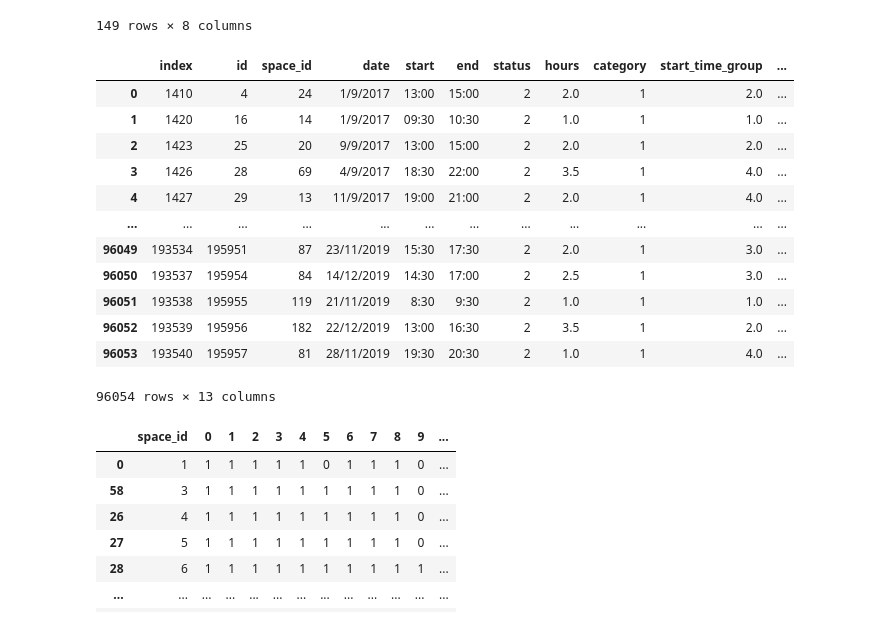
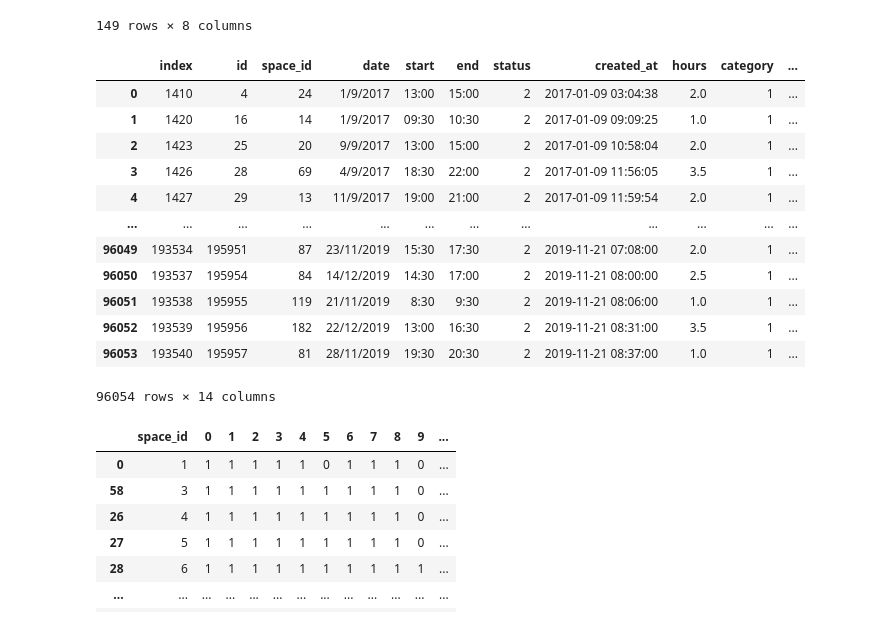
Before and after one commit to Pianochicken/NTPU_Pickone_Dynamic_Pricing, a Jupyter notebook: Data/Code/Pickone_Dynamic_Pricing.ipynb, the cells around one changed output. Saved outputs shown, nothing was run; the diff lists cells and outputs as text; code cells hidden in the pictures.

```diff
--- a/Data/Code/Pickone_Dynamic_Pricing.ipynb
+++ b/Data/Code/Pickone_Dynamic_Pricing.ipynb
@@ -247,7 +247,6 @@ data_order = data_order.drop('point', axis = 1)
 data_order = data_order.drop('original_amount', axis = 1)
 data_order = data_order.drop('amount', axis = 1)
 data_order = data_order.drop('type', axis = 1)
-data_order = data_order.drop('created_at', axis = 1)
 data_order = data_order.drop('returned_data', axis = 1)
 data_order = data_order.drop('updated_at', axis = 1)
 data_order = data_order[data_order['status'] == 2]
@@ -264,46 +263,46 @@ timegroup4 = ['18:00','18:30','19:00','19:30','20:00','20:30','21:00','21:30','2
 for i in range(len(data_order)):
   if data_order.loc[i, 'start'] in timegroup1:
     data_order.loc[i, 'start_time_group'] = 1
   elif data_order.loc[i, 'start'] in timegroup2:
     data_order.loc[i, 'start_time_group'] = 2
   elif data_order.loc[i, 'start'] in timegroup3:
     data_order.loc[i, 'start_time_group'] = 3
   elif data_order.loc[i, 'start'] in timegroup4:
     data_order.loc[i, 'start_time_group'] = 4
   if data_order.loc[i, 'end'] in timegroup1:
     data_order.loc[i, 'end_time_group'] = 1
   elif data_order.loc[i, 'end'] in timegroup2:
     data_order.loc[i, 'end_time_group'] = 2
   elif data_order.loc[i, 'end'] in timegroup3:
     data_order.loc[i, 'end_time_group'] = 3
   elif data_order.loc[i, 'end'] in timegroup4:
     data_order.loc[i, 'end_time_group'] = 4
 
 #新增weekday跟Is_holiday
 from datetime import datetime
 for i in range(len(data_order)):
   data_order.loc[i,'weekday'] = datetime.strptime(data_order.loc[i,'date'],'%d/%m/%Y').weekday()
   data_order.loc[i,'weekday'] += 1
   if (data_order.loc[i,'weekday'] == 6 or data_order.loc[i,'weekday'] == 7):
     data_order.loc[i,'Is_holiday'] = 1
   else:
     data_order.loc[i,'Is_holiday'] = 0
 
 data_order
 # %% [output]
-|  | index | id | space_id | date | start | end | status | hours | category | start_time_group | ... |
-| 0 | 1410 | 4 | 24 | 1/9/2017 | 13:00 | 15:00 | 2 | 2.0 | 1 | 2.0 | ... |
-| 1 | 1420 | 16 | 14 | 1/9/2017 | 09:30 | 10:30 | 2 | 1.0 | 1 | 1.0 | ... |
-| 2 | 1423 | 25 | 20 | 9/9/2017 | 13:00 | 15:00 | 2 | 2.0 | 1 | 2.0 | ... |
-| 3 | 1426 | 28 | 69 | 4/9/2017 | 18:30 | 22:00 | 2 | 3.5 | 1 | 4.0 | ... |
-| 4 | 1427 | 29 | 13 | 11/9/2017 | 19:00 | 21:00 | 2 | 2.0 | 1 | 4.0 | ... |
+|  | index | id | space_id | date | start | end | status | created_at | hours | category | ... |
+| 0 | 1410 | 4 | 24 | 1/9/2017 | 13:00 | 15:00 | 2 | 2017-01-09 03:04:38 | 2.0 | 1 | ... |
+| 1 | 1420 | 16 | 14 | 1/9/2017 | 09:30 | 10:30 | 2 | 2017-01-09 09:09:25 | 1.0 | 1 | ... |
+| 2 | 1423 | 25 | 20 | 9/9/2017 | 13:00 | 15:00 | 2 | 2017-01-09 10:58:04 | 2.0 | 1 | ... |
+| 3 | 1426 | 28 | 69 | 4/9/2017 | 18:30 | 22:00 | 2 | 2017-01-09 11:56:05 | 3.5 | 1 | ... |
+| 4 | 1427 | 29 | 13 | 11/9/2017 | 19:00 | 21:00 | 2 | 2017-01-09 11:59:54 | 2.0 | 1 | ... |
 | ... | ... | ... | ... | ... | ... | ... | ... | ... | ... | ... | ... |
-| 96049 | 193534 | 195951 | 87 | 23/11/2019 | 15:30 | 17:30 | 2 | 2.0 | 1 | 3.0 | ... |
-| 96050 | 193537 | 195954 | 84 | 14/12/2019 | 14:30 | 17:00 | 2 | 2.5 | 1 | 3.0 | ... |
-| 96051 | 193538 | 195955 | 119 | 21/11/2019 | 8:30 | 9:30 | 2 | 1.0 | 1 | 1.0 | ... |
-| 96052 | 193539 | 195956 | 182 | 22/12/2019 | 13:00 | 16:30 | 2 | 3.5 | 1 | 2.0 | ... |
-| 96053 | 193540 | 195957 | 81 | 28/11/2019 | 19:30 | 20:30 | 2 | 1.0 | 1 | 4.0 | ... |
+| 96049 | 193534 | 195951 | 87 | 23/11/2019 | 15:30 | 17:30 | 2 | 2019-11-21 07:08:00 | 2.0 | 1 | ... |
+| 96050 | 193537 | 195954 | 84 | 14/12/2019 | 14:30 | 17:00 | 2 | 2019-11-21 08:00:00 | 2.5 | 1 | ... |
+| 96051 | 193538 | 195955 | 119 | 21/11/2019 | 8:30 | 9:30 | 2 | 2019-11-21 08:06:00 | 1.0 | 1 | ... |
+| 96052 | 193539 | 195956 | 182 | 22/12/2019 | 13:00 | 16:30 | 2 | 2019-11-21 08:31:00 | 3.5 | 1 | ... |
+| 96053 | 193540 | 195957 | 81 | 28/11/2019 | 19:30 | 20:30 | 2 | 2019-11-21 08:37:00 | 1.0 | 1 | ... |
-96054 rows × 13 columns
+96054 rows × 14 columns
 # %%
 # Transpose 'space_device'
 
```
Also changed, not shown: parts of 3 cells of this notebook.
